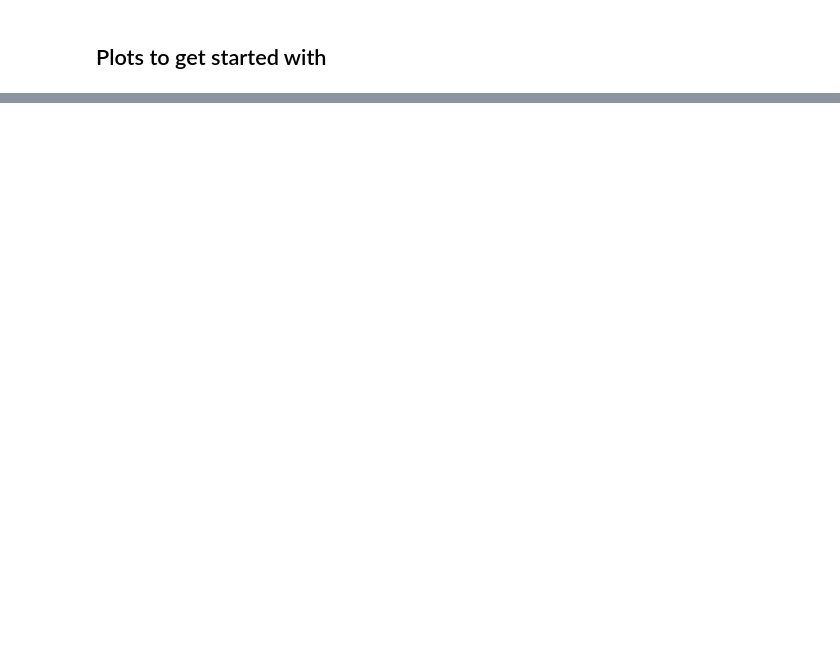
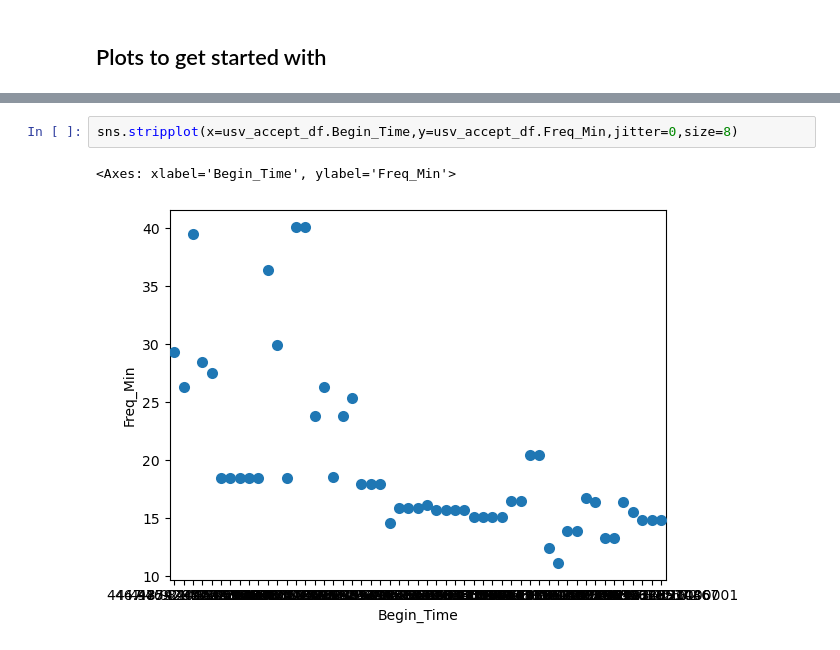
Before and after one commit to diba-lab/NeuroPy, a Jupyter notebook: notebooks/Analyze_USV_data.ipynb, the cells around one changed output, grey strips where cells are left out. Drawn from its saved outputs; the diff is of its cells as text; blank space fills up the shorter version.

```diff
--- a/notebooks/Analyze_USV_data.ipynb
+++ b/notebooks/Analyze_USV_data.ipynb
@@ -86,0 +105,5 @@ usv_df[usv_df['Duration'] > 0.1]
+# %%
+sns.stripplot(x=usv_accept_df.Begin_Time,y=usv_accept_df.Freq_Min,jitter=0,size=8)
+# %% [output]
+<Axes: xlabel='Begin_Time', ylabel='Freq_Min'>
+[figure, added]
```
Also changed, not shown: parts of 11 cells of this notebook.
